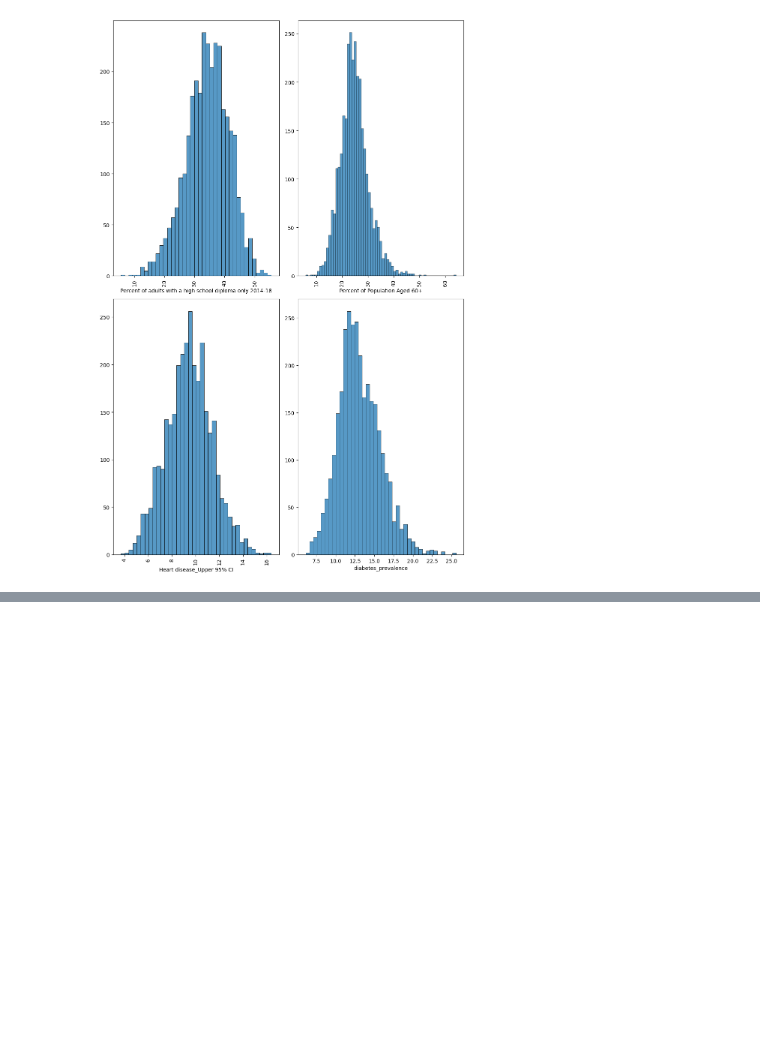
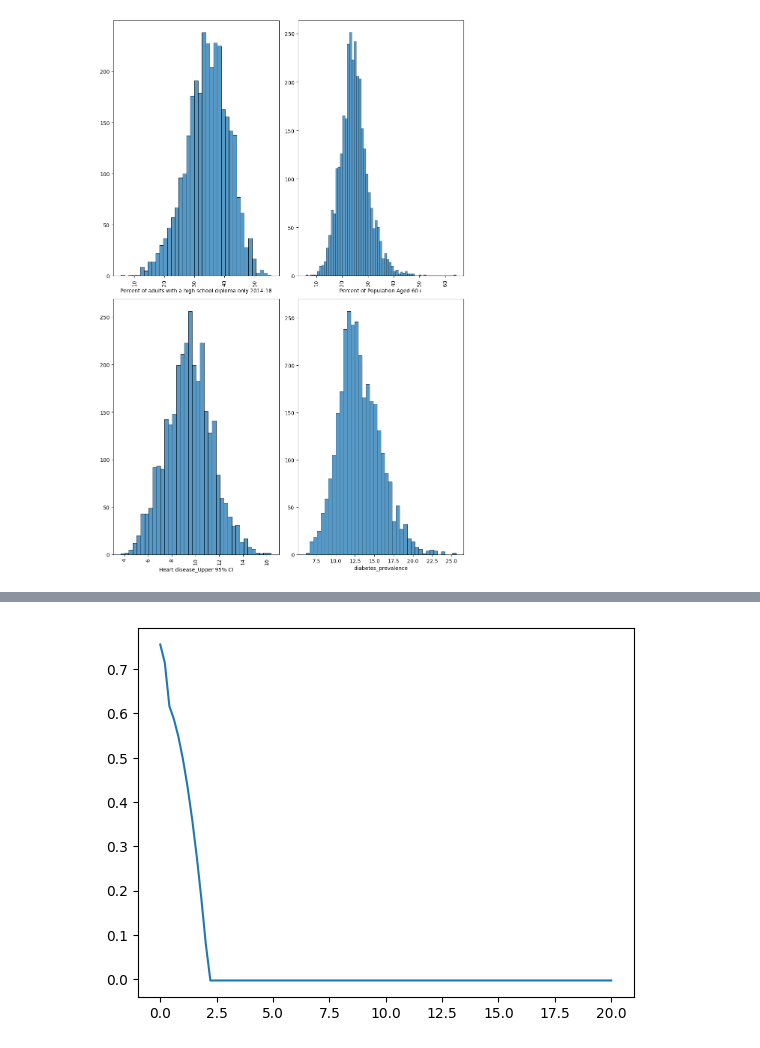
Before and after one commit to ASGAMO-DS/Regresion-lineal-regularizada-ridge-lasso, a Jupyter notebook: src/explore.ipynb, the cells around one changed output, grey strips where cells are left out. Saved outputs shown, nothing was run; the diff lists cells and outputs as text; code cells hidden in the pictures; blank space fills up the shorter version.

```diff
--- a/src/explore.ipynb
+++ b/src/explore.ipynb
@@ -132,0 +196,20 @@ plt.show()
+# %%
+from sklearn.preprocessing import StandardScaler
+
+scaler = StandardScaler()
+scaler.fit(X_train,y_train)
+xtrain_escalados = scaler.transform(X_train)
+xtest_escalados = scaler.transform(X_test)
+
+X_train_esc = pd.DataFrame(xtrain_escalados,index=X_train.index,columns=X_train.columns)
+X_test_esc = pd.DataFrame(xtest_escalados,index=X_test.index,columns=X_test.columns)
+# %%
+from sklearn.linear_model import LinearRegression, Lasso, Ridge
+
+model_rl = LinearRegression()
+model_lasso = Lasso()
+model_ridge = Ridge()
+
+model_rl.fit(X_train_esc,y_train)
+model_lasso.fit(X_train_esc,y_train)
+model_ridge.fit(X_train_esc,y_train)
@@ -132,0 +237,4 @@ plt.show()
+# %%
+import numpy as np
+var_x = np.linspace(0,20,100)
+var_x
@@ -132,0 +262,8 @@ plt.show()
+# %%
+r2_alphas = []
+for alpha in var_x:
+    model = Lasso(alpha=alpha)
+    model.fit(X_train_esc,y_train)
+    y_pred = model.predict(X_test_esc)
+    r2_alphas.append(r2_score(y_test,y_pred))
+r2_alphas
@@ -132,0 +288,7 @@ plt.show()
+# %%
+import matplotlib.pyplot as plt
+
+plt.plot(var_x,r2_alphas)
+plt.show()
+# %% [output]
+[figure, added]
```
Also changed, not shown: parts of 10 cells of this notebook.
